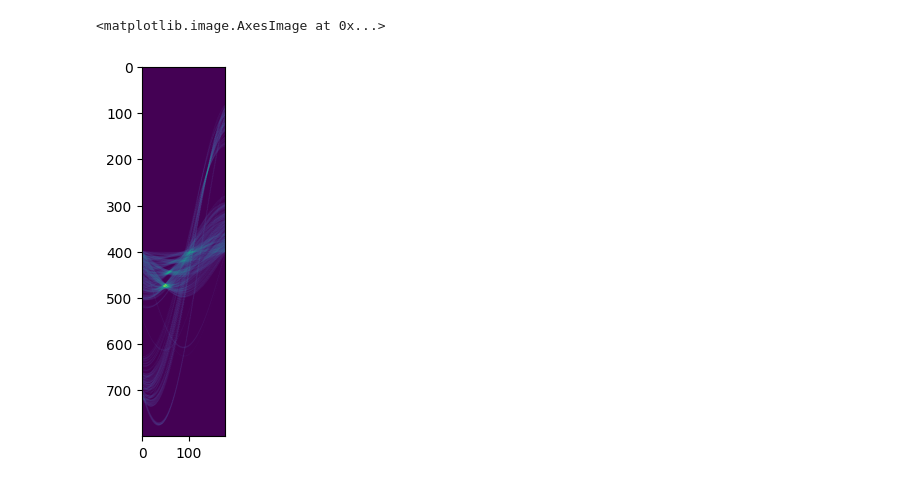
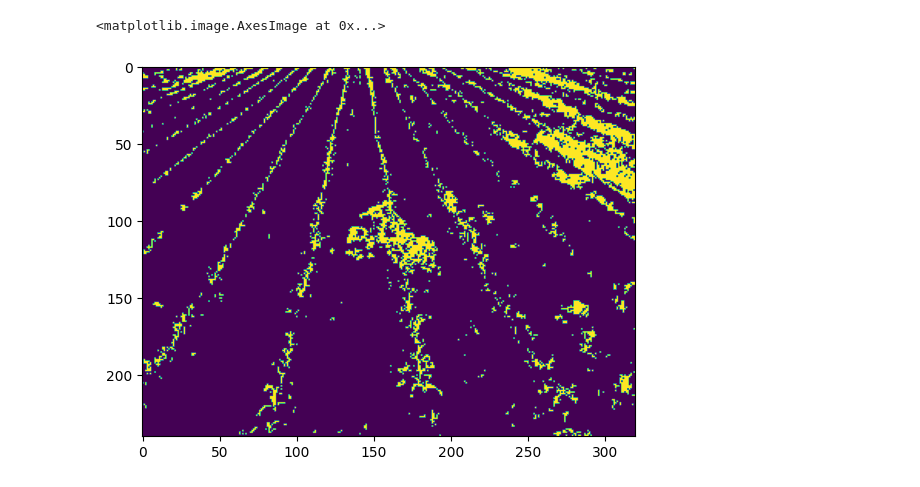
Before and after one commit to rmerat/Caterra-1, a Jupyter notebook: OldPyCode/debug3.ipynb, the cells around one changed output. Drawn from its saved outputs; the diff is of its cells as text; code cells hidden in the pictures.

Commit message:
works even frôr bushy crops

```diff
--- a/OldPyCode/debug3.ipynb
+++ b/OldPyCode/debug3.ipynb
@@ -160,3 +133,28 @@ def Initial_Process(img, nb_row = 4, sky = 0):
+# %%
+import numpy as np
+import cv2
+import PerImageProcessing
+import MaskingProcess
+import Evaluation
+import random
+
+def veg_segmentation(img, img_no_sky):
+
+    # extract the main colors from the image
+    colors_rgb = MaskingProcess.extract_rgb_colors(img)
+
+    # extract greenest color
+    col_best_mask = MaskingProcess.greenest_color(colors_rgb)
+
+    # convert color and image to lab space
+    img_lab = skimage.color.rgb2lab(img_no_sky/255)
+    col_best_mask_lab = skimage.color.rgb2lab((col_best_mask[0]/255, col_best_mask[1]/255, col_best_mask[2]/255))
+
+    # vegetation segmentation using mask of the detected vegetal color
+    best_mask = MaskingProcess.mask_vegetation(img_lab, col_best_mask_lab)
+    best_mask_median = cv2.medianBlur(best_mask,3)
+
+    return best_mask_median, best_mask, col_best_mask
 # %%
 VID = 0
 SING_IMG = 1
@@ -165,10 +163,9 @@ SPEED_PROCESS = 1
 FINAL_PROCESS = 2
 
 
-
 mode = SING_IMG
 imgs_folder = '/home/roxane/Desktop/M3_2022/Caterra/dataset_straigt_lines'
-name_images = 'crop_row_211.JPG' #crop_row_001, crop_row_020, crop_row_053
+name_images = 'crop_row_021.JPG' #crop_row_001, crop_row_020, crop_row_053
 sky_on = 0
 nb_row = 5
 vp_on = 1
@@ -181,6 +178,16 @@ imgs_crops_only = []
 stage = INI_PROCESS
 vp_pt = 0
 img = images[0]
-hough_img, arr_mask, col_best_mask, vp_pt, acc_acc,acc_acc_no_modif = Initial_Process(img, nb_row = nb_row, sky = sky_on)
-#plt.imshow(hough_img)
+
+
+#Cut off sky
+if(sky_on==1) :
+    grad_sky = MaskingProcess.get_sky_region_gradient(img)
+    img_no_sky = MaskingProcess.cut_image_from_mask(grad_sky, img)
+else :
+    img_no_sky = img
+
+best_mask_median, best_mask_brut, col_best_mask = veg_segmentation(img, img_no_sky)
+best_mask_median_edge = cv2.Canny(best_mask_median,100,200)
+best_mask_brut_edge = cv2.Canny(best_mask_brut,100,200)
 # %% [output]
@@ -198,5 +196,5 @@ VP :  176 -56
 # %%
-plt.imshow(acc_acc_no_modif[3])
+plt.imshow(best_mask_brut)
 # %% [output]
 <matplotlib.image.AxesImage at 0x...>
-[figure, old version]
+[figure, new version]
```
Also changed, not shown: parts of 11 cells of this notebook, 29 other files.
